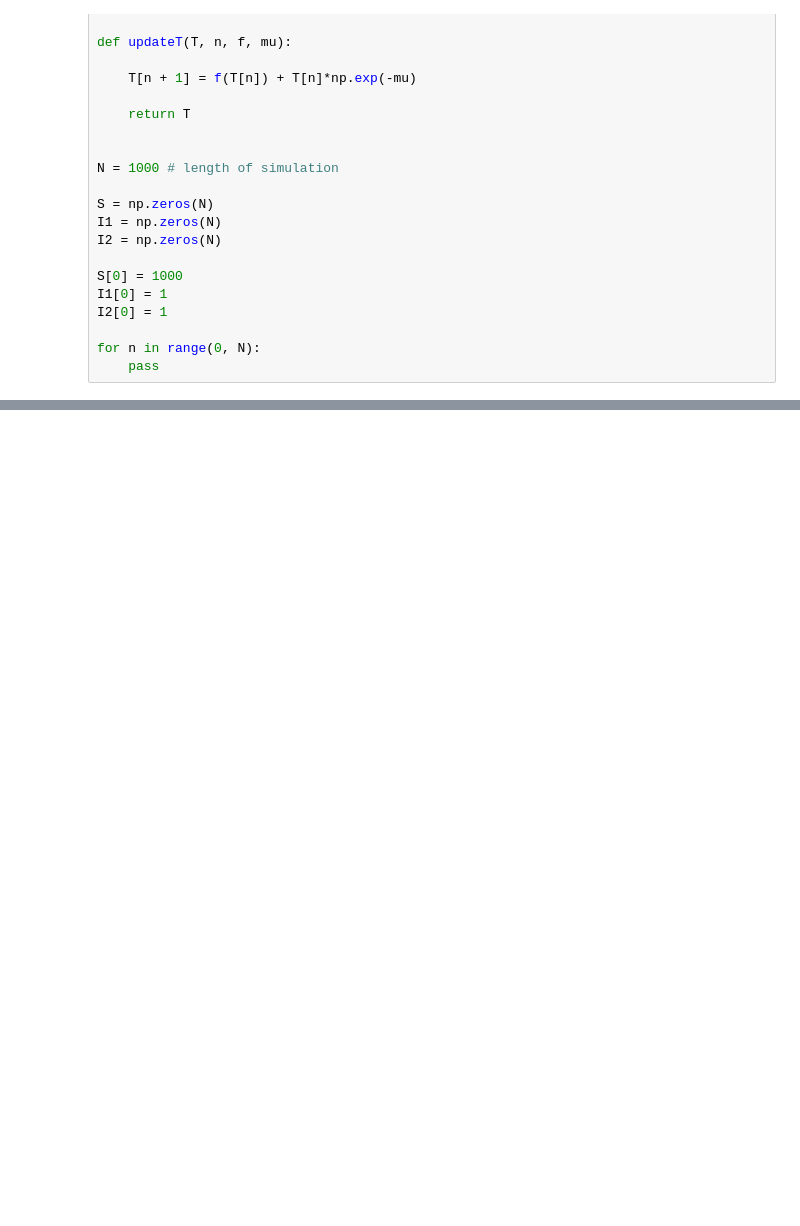
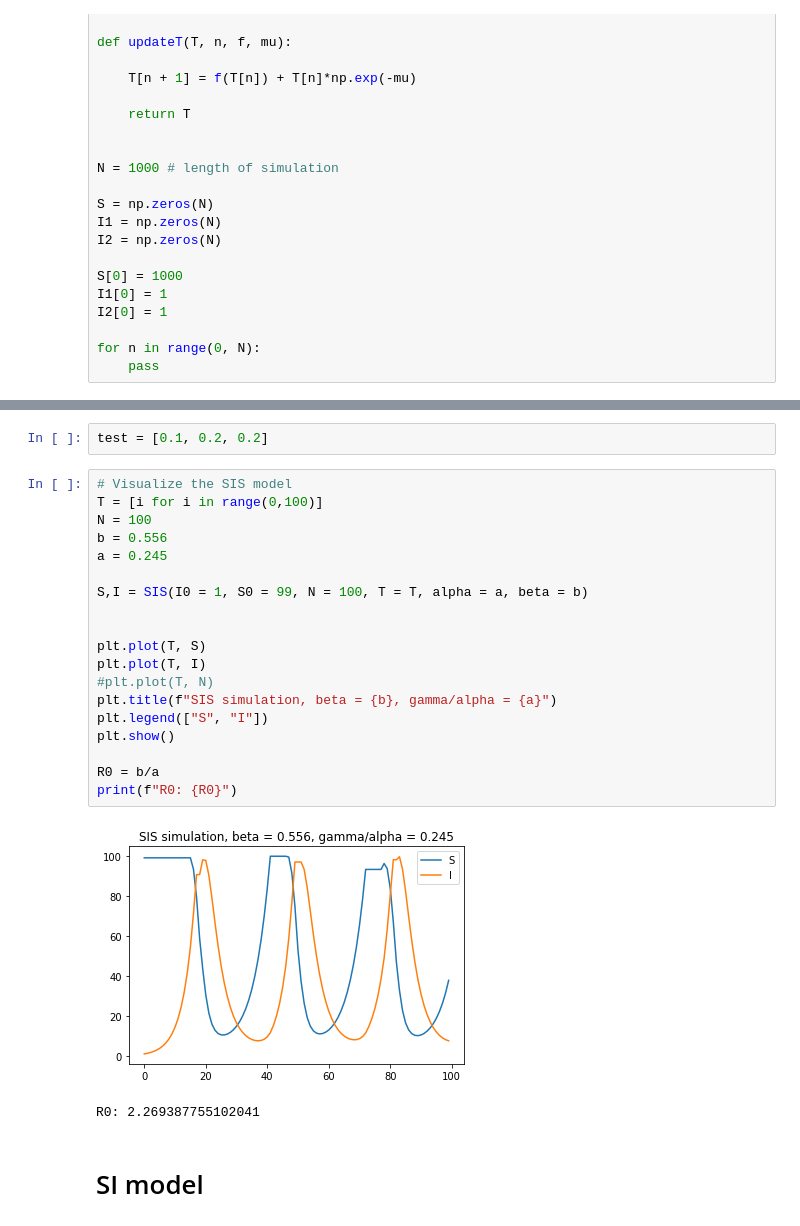
Before and after one commit to fanoja/Ecoli-R0, a Jupyter notebook: SIR models.ipynb, the cells around one changed output, grey strips where cells are left out. Drawn from its saved outputs; the diff is of its cells as text; blank space fills up the shorter version.

Commit message:
Implemented SIS and SI models

```diff
--- a/SIR models.ipynb
+++ b/SIR models.ipynb
@@ -329,0 +361,26 @@ for n in range(0, N):
+# %%
+test = [0.1, 0.2, 0.2]
+# %%
+# Visualize the SIS model
+T = [i for i in range(0,100)]
+N = 100
+b = 0.556
+a = 0.245
+
+S,I = SIS(I0 = 1, S0 = 99, N = 100, T = T, alpha = a, beta = b)
+
+
+plt.plot(T, S)
+plt.plot(T, I)
+#plt.plot(T, N)
+plt.title(f"SIS simulation, beta = {b}, gamma/alpha = {a}")
+plt.legend(["S", "I"])
+plt.show()
+
+R0 = b/a
+print(f"R0: {R0}")
+# %% [output]
+[figure, added]
+R0: 2.269387755102041
+# %% [markdown]
+# SI model
```
Also changed, not shown: parts of 4 cells of this notebook.
